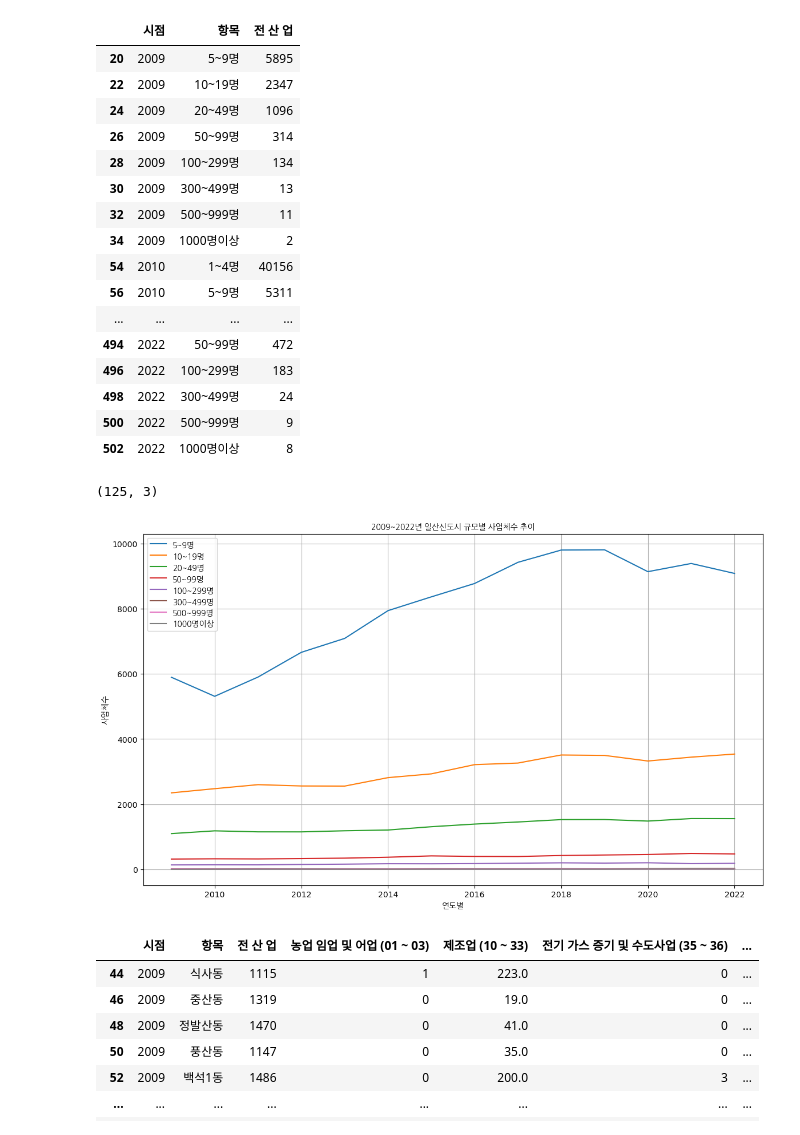
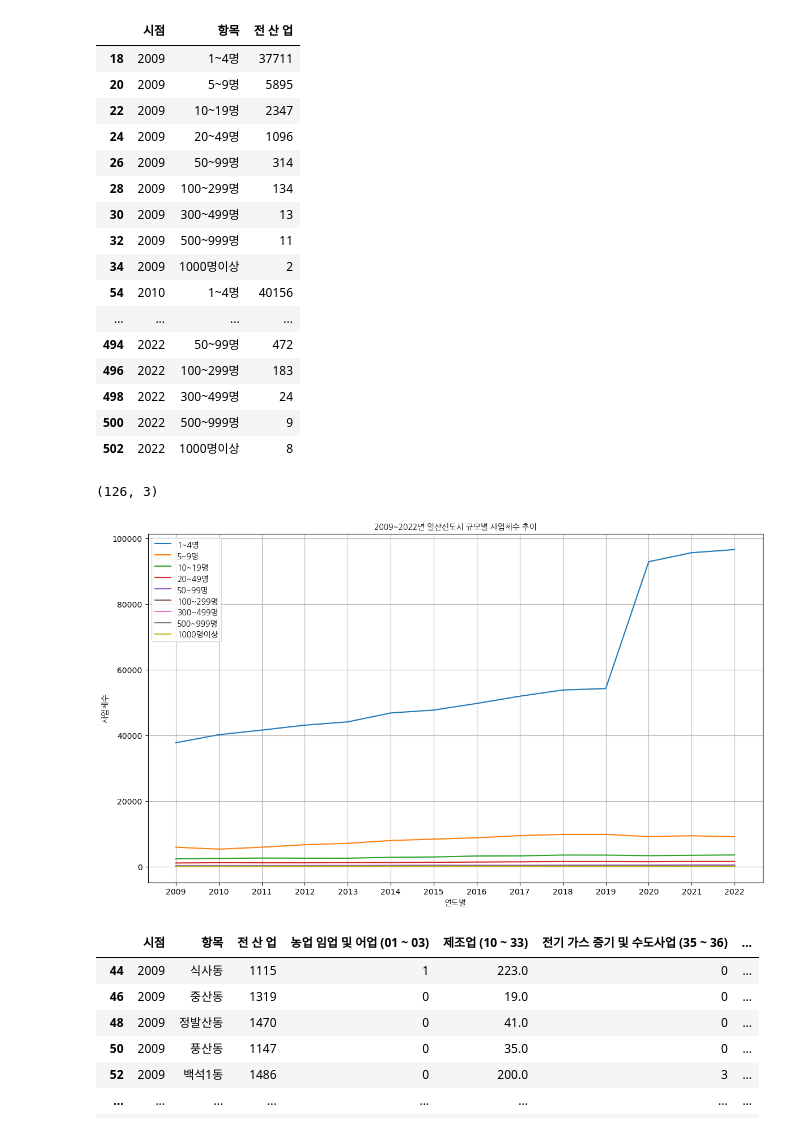
Before and after one commit to SnapishAgent/Ilsan-Investment-Insight, a Jupyter notebook: 일자리/사업체조사/고양시 산업체/goyang_work_data.ipynb, the cells around one changed output. Drawn from its saved outputs; the diff is of its cells as text; code cells hidden in the pictures.

```diff
--- a/일자리/사업체조사/고양시 산업체/goyang_work_data.ipynb
+++ b/일자리/사업체조사/고양시 산업체/goyang_work_data.ipynb
@@ -10,7 +10,7 @@ df_merged = pd.concat(dfs, ignore_index=True)
 # display(df_merged.shape)
 # %%
 # 필터링할 항목 리스트
-filter_items = ['-5~9명[사업체수]', '-10~19명[사업체수]', '-20~49명[사업체수]',
+filter_items = ['종사자규모별-1~4명[사업체수]','-5~9명[사업체수]', '-10~19명[사업체수]', '-20~49명[사업체수]',
                 '-50~99명[사업체수]', '-100~299명[사업체수]', '-300~499명[사업체수]', '-500~999명[사업체수]', '-1000명시상[사업체수]',
                 '종사자규모별-1~4명[사업체수] (개)', '-5~9명[사업체수] (개)', '-10~19명[사업체수] (개)', '-20~49명[사업체수] (개)',
                 '-50~99명[사업체수] (개)', '-100~299명[사업체수] (개)', '-300~499명[사업체수] (개)', '-500~999명[사업체수] (개)',
@@ -57,6 +57,7 @@ with pd.option_context('display.max_rows', None, 'display.max_columns', None):
 display(filtered_sum_df.shape)
 # %% [output]
 |  | 시점 | 항목 | 전 산 업 |
+| 18 | 2009 | 1~4명 | 37711 |
 | 20 | 2009 | 5~9명 | 5895 |
 | 22 | 2009 | 10~19명 | 2347 |
 | 24 | 2009 | 20~49명 | 1096 |
@@ -66,40 +67,43 @@ display(filtered_sum_df.shape)
 | 32 | 2009 | 500~999명 | 11 |
 | 34 | 2009 | 1000명이상 | 2 |
 | 54 | 2010 | 1~4명 | 40156 |
-| 56 | 2010 | 5~9명 | 5311 |
 | ... | ... | ... | ... |
 | 494 | 2022 | 50~99명 | 472 |
 | 496 | 2022 | 100~299명 | 183 |
 | 498 | 2022 | 300~499명 | 24 |
 | 500 | 2022 | 500~999명 | 9 |
 | 502 | 2022 | 1000명이상 | 8 |
-(125, 3)
+(126, 3)
 # %%
 import matplotlib.pyplot as plt
 from matplotlib.font_manager import FontProperties
 
 fontprop = FontProperties(fname='NanumGothic.ttf')
 
 # 데이터프레임 피벗
 pivot_df = filtered_sum_df.pivot(index='시점', columns='항목', values='전 산 업')
 
+# Ensure the index and columns are of string type
+pivot_df.index = pivot_df.index.astype(str)
+pivot_df.columns = pivot_df.columns.astype(str)
+
 # Specify the order of columns for the legend
-order = ['5~9명', '10~19명', '20~49명', '50~99명', '100~299명', '300~499명', '500~999명', '1000명이상']
+order = ['1~4명', '5~9명', '10~19명', '20~49명', '50~99명', '100~299명', '300~499명', '500~999명', '1000명이상']
 pivot_df = pivot_df[order]
 
 # 꺾은선 그래프 그리기
 plt.figure(figsize=(14, 8))
 for column in pivot_df.columns:
-    plt.plot(pivot_df.index, pivot_df[column], label=column)
+    plt.plot(pivot_df.index, pivot_df[column].astype(float), label=column)
 
 plt.title('2009~2022년 일산신도시 규모별 사업체수 추이', fontproperties=fontprop)
 plt.xlabel('연도별', fontproperties=fontprop)
 plt.ylabel('사업체수', fontproperties=fontprop)
 plt.legend(order, loc='best', prop=fontprop)
 plt.grid(True)
 plt.show()
 # %% [output]
-[figure, old version]
+[figure, new version]
 # %%
 import pandas as pd
 import glob
```
Also changed, not shown: parts of 1 cell of this notebook, 4 other files.
